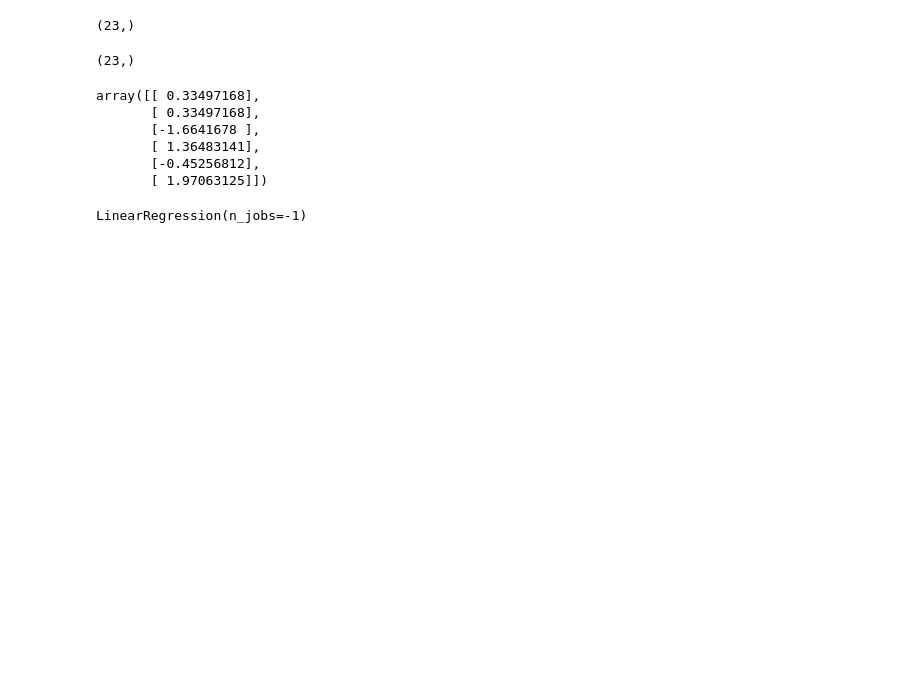
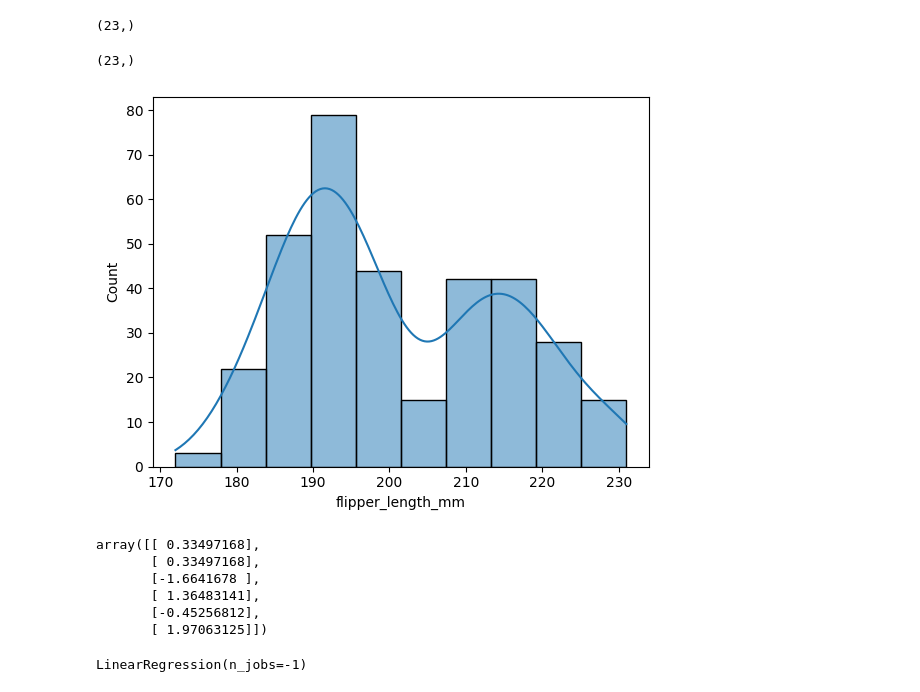
Before and after one commit to Leonidus786/D_4, a Jupyter notebook: ML/1. Linear Regression/Practical+Simple+Linear+Regression.ipynb, the cells around one changed output. Saved outputs shown, nothing was run; the diff lists cells and outputs as text; code cells hidden in the pictures; blank space fills up the shorter version.

```diff
--- a/ML/1. Linear Regression/Practical+Simple+Linear+Regression.ipynb
+++ b/ML/1. Linear Regression/Practical+Simple+Linear+Regression.ipynb
@@ -58,11 +60,13 @@ X_train,X_test,y_train,y_test=train_test_split(X,y,test_size=0.25,random_state=4
 # %%
-# import seaborn as sns
-# import matplotlib.pyplot as plt
+import seaborn as sns
+import matplotlib.pyplot as plt
 
-# # Example using a seaborn dataset
-# df = sns.load_dataset('penguins')
+# Example using a seaborn dataset
+df = sns.load_dataset('penguins')
 
-# # Plot histogram with KDE
-# sns.histplot(data=df, x='flipper_length_mm', kde=True)
-# plt.show()
+# Plot histogram with KDE
+sns.histplot(data=df, x='flipper_length_mm', kde=True)
+plt.show()
+# %% [output]
+[figure, added]
 # %%
```
Also changed, not shown: parts of 23 cells of this notebook.
